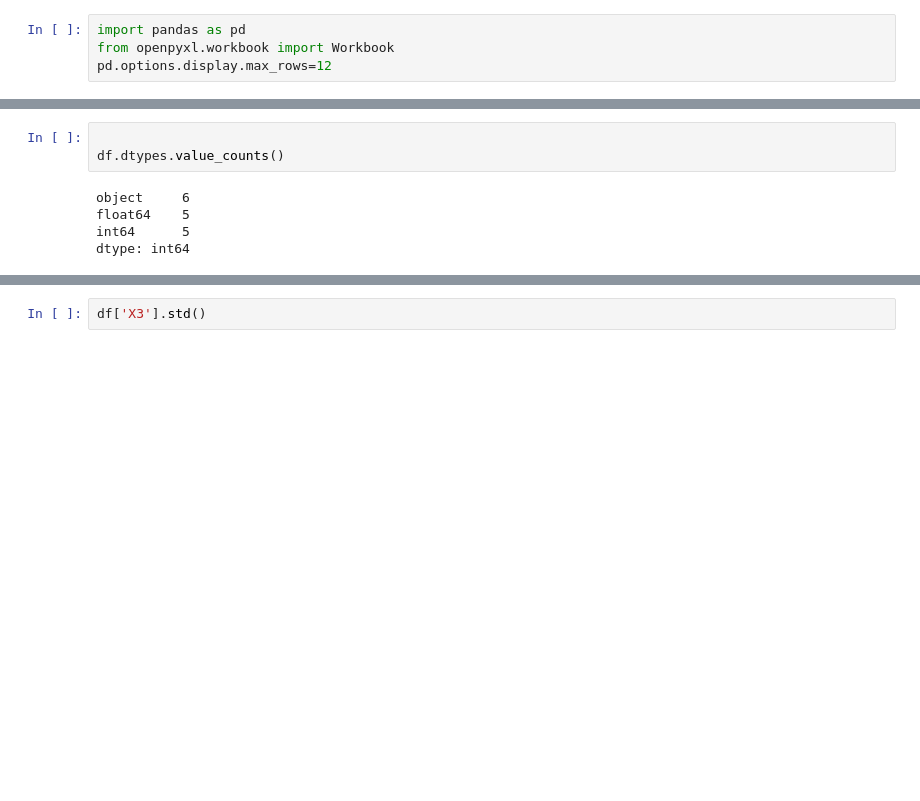
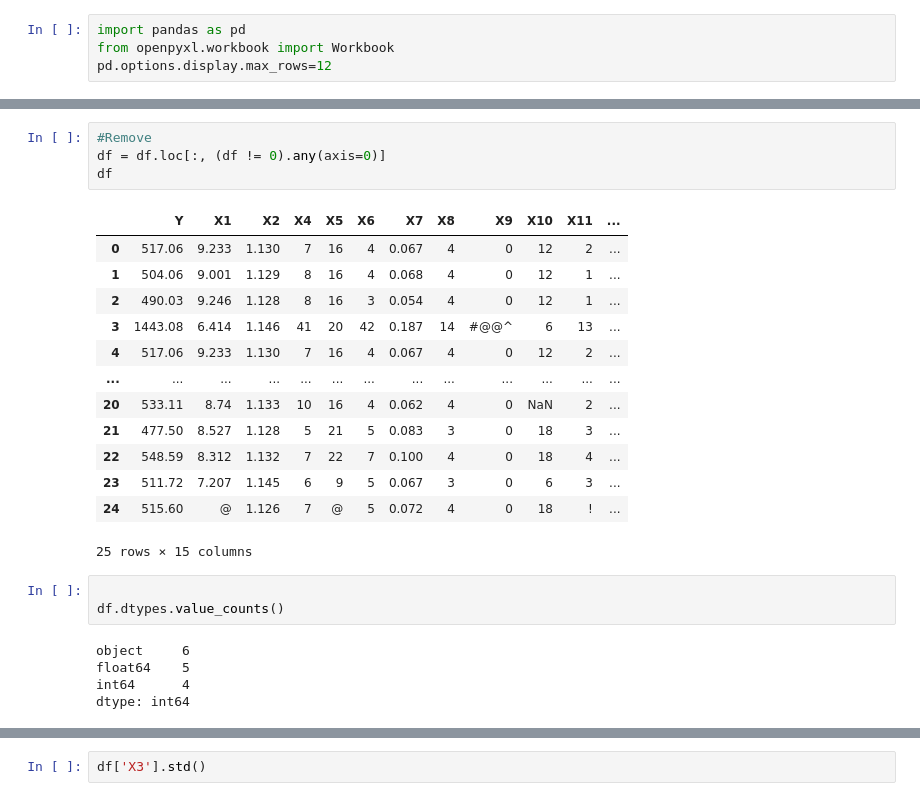
Before and after one commit to azadehiranmehr/lab2-Q2, a Jupyter notebook: lab2-q2.ipynb, the cells around one changed output, grey strips where cells are left out. Saved outputs shown, nothing was run; the diff lists cells and outputs as text; blank space fills up the shorter version.

```diff
--- a/lab2-q2.ipynb
+++ b/lab2-q2.ipynb
@@ -7,8 +38,26 @@ df = pd.read_excel('AlzheimerData.xlsx', skiprows=1)
+# %%
+#Remove
+df = df.loc[:, (df != 0).any(axis=0)]
+df
+# %% [output]
+|  | Y | X1 | X2 | X4 | X5 | X6 | X7 | X8 | X9 | X10 | X11 | ... |
+| 0 | 517.06 | 9.233 | 1.130 | 7 | 16 | 4 | 0.067 | 4 | 0 | 12 | 2 | ... |
+| 1 | 504.06 | 9.001 | 1.129 | 8 | 16 | 4 | 0.068 | 4 | 0 | 12 | 1 | ... |
+| 2 | 490.03 | 9.246 | 1.128 | 8 | 16 | 3 | 0.054 | 4 | 0 | 12 | 1 | ... |
+| 3 | 1443.08 | 6.414 | 1.146 | 41 | 20 | 42 | 0.187 | 14 | #@@^ | 6 | 13 | ... |
+| 4 | 517.06 | 9.233 | 1.130 | 7 | 16 | 4 | 0.067 | 4 | 0 | 12 | 2 | ... |
+| ... | ... | ... | ... | ... | ... | ... | ... | ... | ... | ... | ... | ... |
+| 20 | 533.11 | 8.74 | 1.133 | 10 | 16 | 4 | 0.062 | 4 | 0 | NaN | 2 | ... |
+| 21 | 477.50 | 8.527 | 1.128 | 5 | 21 | 5 | 0.083 | 3 | 0 | 18 | 3 | ... |
+| 22 | 548.59 | 8.312 | 1.132 | 7 | 22 | 7 | 0.100 | 4 | 0 | 18 | 4 | ... |
+| 23 | 511.72 | 7.207 | 1.145 | 6 | 9 | 5 | 0.067 | 3 | 0 | 6 | 3 | ... |
+| 24 | 515.60 | @ | 1.126 | 7 | @ | 5 | 0.072 | 4 | 0 | 18 | ! | ... |
+25 rows × 15 columns
 # %%
 
 df.dtypes.value_counts()
 # %% [output]
 object     6
 float64    5
-int64      5
+int64      4
 dtype: int64
```
Also changed, not shown: parts of 25 cells of this notebook.
